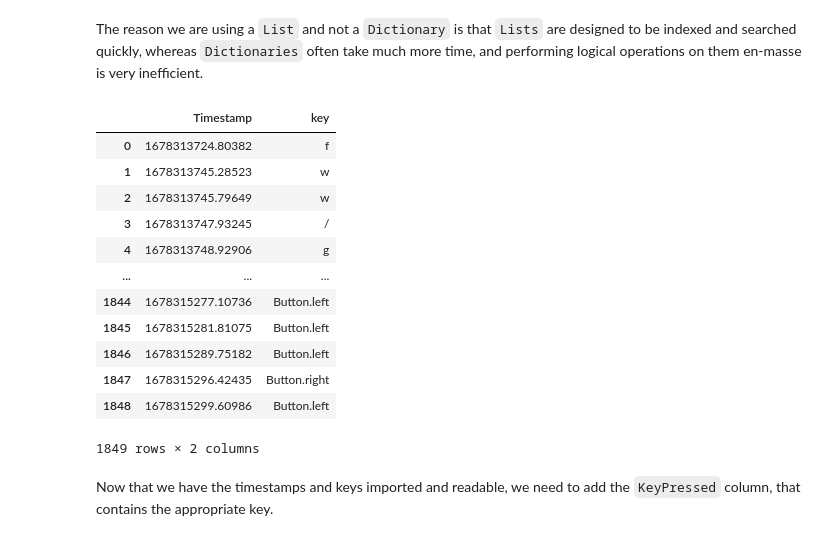
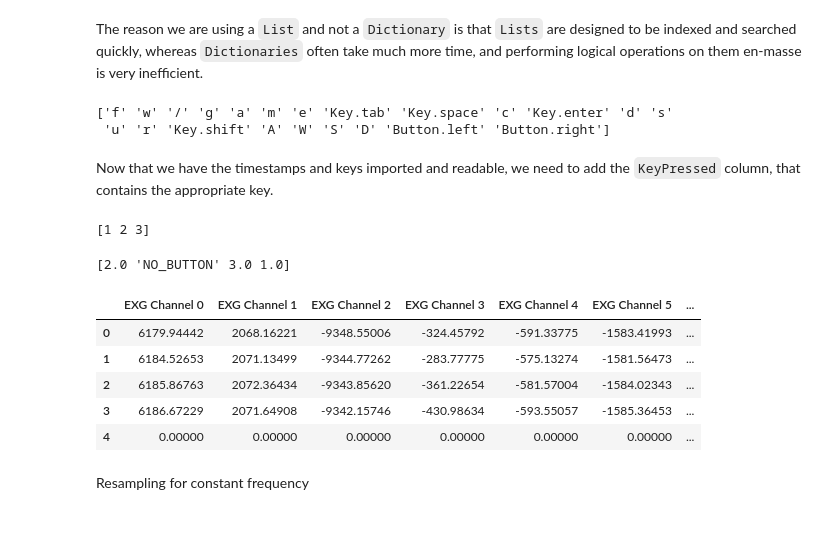
Before and after one commit to Carly-Freedman/Final-Project-Cogs-189, a Jupyter notebook: DataWrangling.ipynb, the cells around one changed output. Drawn from its saved outputs; the diff is of its cells as text; code cells hidden in the pictures.

Commit message:
Epoched data

```diff
--- a/DataWrangling.ipynb
+++ b/DataWrangling.ipynb
@@ -104,6 +116,7 @@ with open(r'dataset/run4_5.txt') as key_file:
         timestamps.append(timestamp)
         keys.append(key)
 
+
 obj = { 'Timestamp': timestamps, 'key': keys }
 
 key_pressed = pd.DataFrame(data=obj)
@@ -111,22 +124,31 @@ key_pressed = pd.DataFrame(data=obj)
 key_pressed.sort_values('Timestamp')
 
 key_pressed
+print(key_pressed['key'].unique())
 # %% [output]
-|  | Timestamp | key |
-| 0 | 1678313724.80382 | f |
-| 1 | 1678313745.28523 | w |
-| 2 | 1678313745.79649 | w |
-| 3 | 1678313747.93245 | / |
-| 4 | 1678313748.92906 | g |
-| ... | ... | ... |
-| 1844 | 1678315277.10736 | Button.left |
-| 1845 | 1678315281.81075 | Button.left |
-| 1846 | 1678315289.75182 | Button.left |
-| 1847 | 1678315296.42435 | Button.right |
-| 1848 | 1678315299.60986 | Button.left |
-1849 rows × 2 columns
+['f' 'w' '/' 'g' 'a' 'm' 'e' 'Key.tab' 'Key.space' 'c' 'Key.enter' 'd' 's'
+ 'u' 'r' 'Key.shift' 'A' 'W' 'S' 'D' 'Button.left' 'Button.right']
 # %% [markdown]
 Now that we have the timestamps and keys imported and readable, we need to add the `KeyPressed` column, that contains the appropriate key.
+# %%
+def key_code(key):
+    if (key == "w") | (key == "a") | ('key' == "s") | (key == "d") | (key == "W") | (key == "A") | ('key' == "S") | (key == "D"):
+        return 1
+    elif key == 'Button.left':
+        return 2
+    elif key == 'Button.right':
+        return 3
+    else:
+        return 4
+
+key_pressed['key'] = key_pressed['key'].apply(key_code)
+to_drop = key_pressed.loc[key_pressed['key'] == 4]
+
+key_pressed = key_pressed.drop(to_drop.index).reset_index(drop=True)
+key_pressed.head()
+print(key_pressed['key'].unique())
+# %% [output]
+[1 2 3]
 # %%
 def get_closest_key_press(key, df_ts):
     '''
@@ -150,3 +172,17 @@ key_pressed.apply(lambda x: get_closest_key_press(x['key'], x['Timestamp']), axi
 eeg_data['KeyPressed'] = eeg_data['KeyPressed'].fillna(value='NO_BUTTON')
 
 eeg_data.to_csv('eeg_val_to_key_press.csv')
+# %%
+eeg = eeg_data
+print(eeg['KeyPressed'].unique())
+eeg.head()
+# %% [output]
+[2.0 'NO_BUTTON' 3.0 1.0]
+|  | EXG Channel 0 | EXG Channel 1 | EXG Channel 2 | EXG Channel 3 | EXG Channel 4 | EXG Channel 5 | ... |
+| 0 | 6179.94442 | 2068.16221 | -9348.55006 | -324.45792 | -591.33775 | -1583.41993 | ... |
+| 1 | 6184.52653 | 2071.13499 | -9344.77262 | -283.77775 | -575.13274 | -1581.56473 | ... |
+| 2 | 6185.86763 | 2072.36434 | -9343.85620 | -361.22654 | -581.57004 | -1584.02343 | ... |
+| 3 | 6186.67229 | 2071.64908 | -9342.15746 | -430.98634 | -593.55057 | -1585.36453 | ... |
+| 4 | 0.00000 | 0.00000 | 0.00000 | 0.00000 | 0.00000 | 0.00000 | ... |
+# %% [markdown]
+Resampling for constant frequency
```
Also changed, not shown: parts of 9 cells of this notebook, 4 other files.
